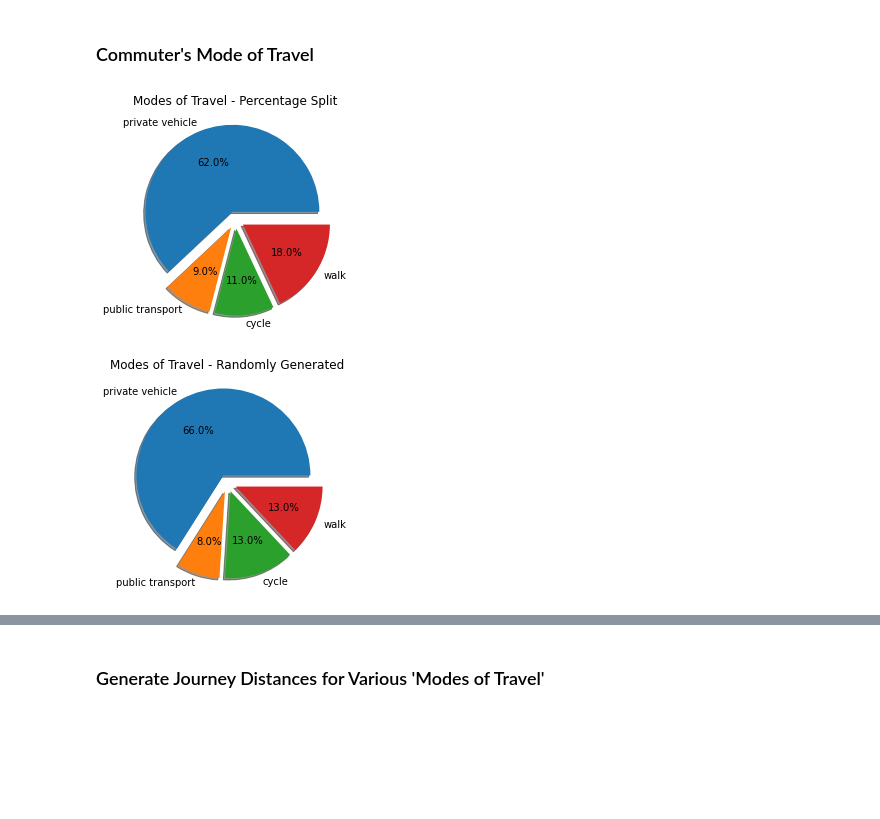
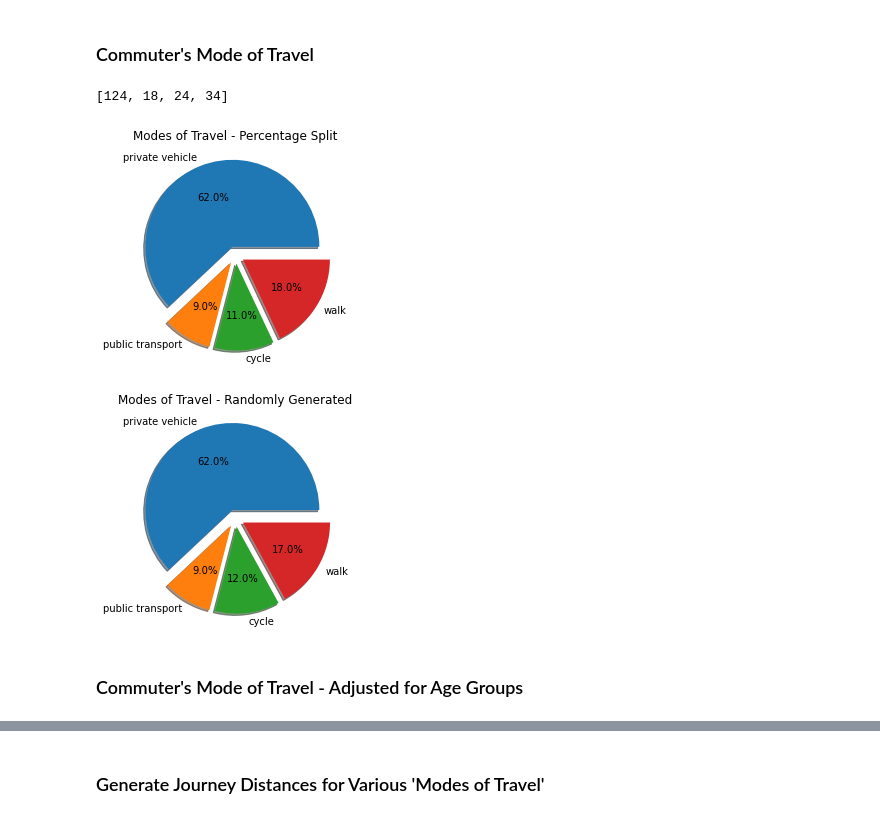
Before and after one commit to PaulSweeney89/ProgDA-Project2020, a Jupyter notebook: Test Dataset.ipynb, the cells around one changed output, grey strips where cells are left out. Drawn from its saved outputs; the diff is of its cells as text; code cells hidden in the pictures; blank space fills up the shorter version.

```diff
--- a/Test Dataset.ipynb
+++ b/Test Dataset.ipynb
@@ -20,32 +18,37 @@ data = {'Gender':gender, 'Age':age, 'Mode of Travel':mode}
 m = ['private vehicle', 'public transport', 'cycle', 'walk']
 
 # percentage split between modes of travel - 'private vehicle', 'public transport', 'cycle', 'walk'.
 percentage = [0.62, 0.09, 0.11, 0.18]
 
 # Generate 100 random data points for the different modes of travel, probability as per percentage split.
-mode = np.random.choice(m, size=100, p=(percentage))
+mode = np.random.choice(m, size=200, p=(percentage))
 
 # Change NumPy Array to List to allow for counting of random modes of travel generated.
 mode_list = mode.tolist()
 
 # Count number of commuters using each mode of travel.
 drivers = mode_list.count('private vehicle')
 passengers = mode_list.count('public transport')
 cyclists = mode_list.count('cycle')
 walkers = mode_list.count('walk')
 
 # Output count list as 'c'.
 c = [drivers] + [passengers] + [cyclists] + [walkers]
 
+print(c)
+
 # Pie chart of percentage split between modes of travel.
 plt.pie(percentage, labels=m, explode = (0.1, 0.1, 0.1, 0.1), shadow=True, autopct='%1.1f%%')
 plt.title("Modes of Travel - Percentage Split")
 plt.show()
 
 # Pie chart of randomly generated split between modes of travel.
 plt.pie(c, labels=m, explode = (0.1, 0.1, 0.1, 0.1), shadow=True, autopct='%1.1f%%')
 plt.title("Modes of Travel - Randomly Generated")
 plt.show()
 # %% [output]
+[124, 18, 24, 34]
 [figure]
-[figure, old version]
+[figure, new version]
+# %% [markdown]
+### Commuter's Mode of Travel - Adjusted for Age Groups
```
Also changed, not shown: parts of 42 cells of this notebook.
